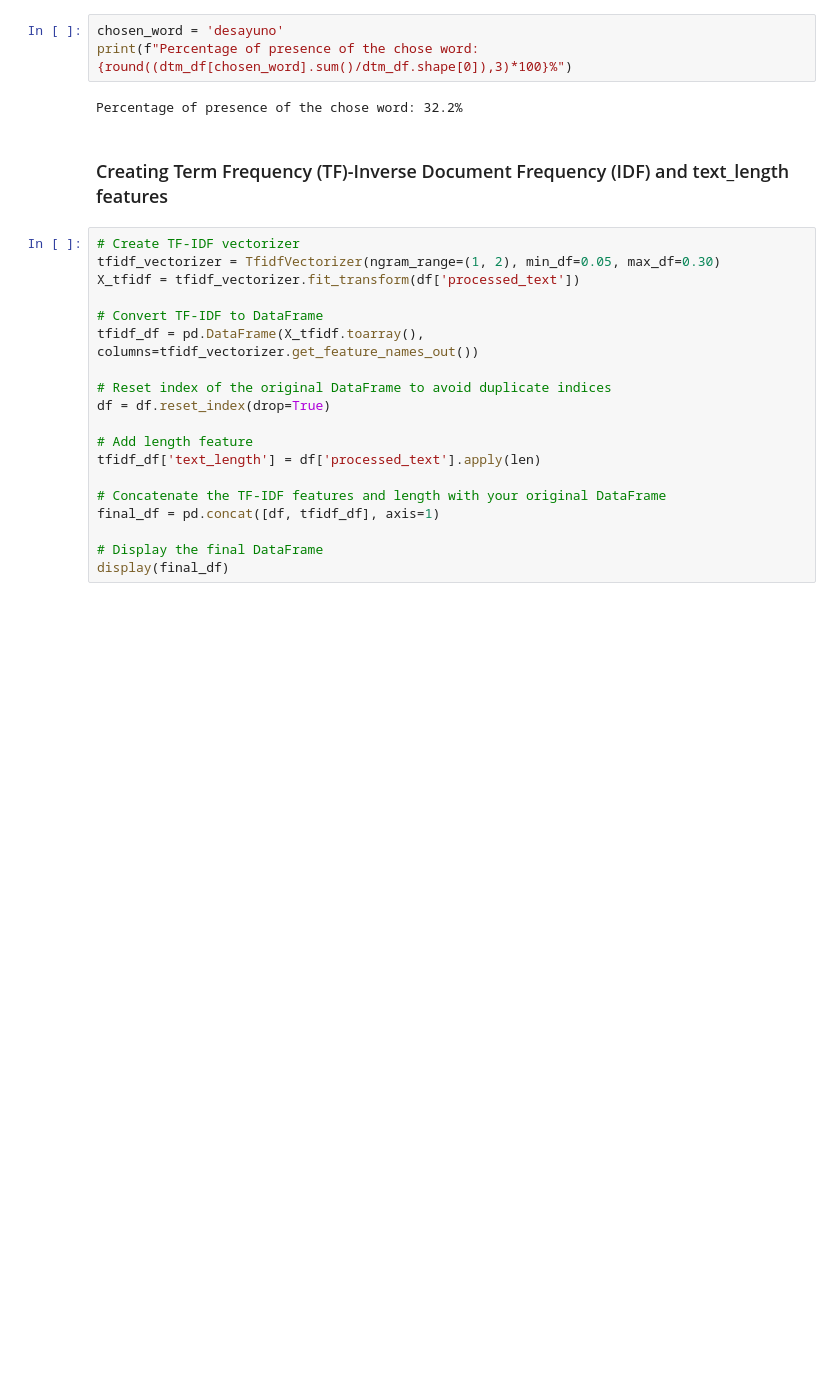
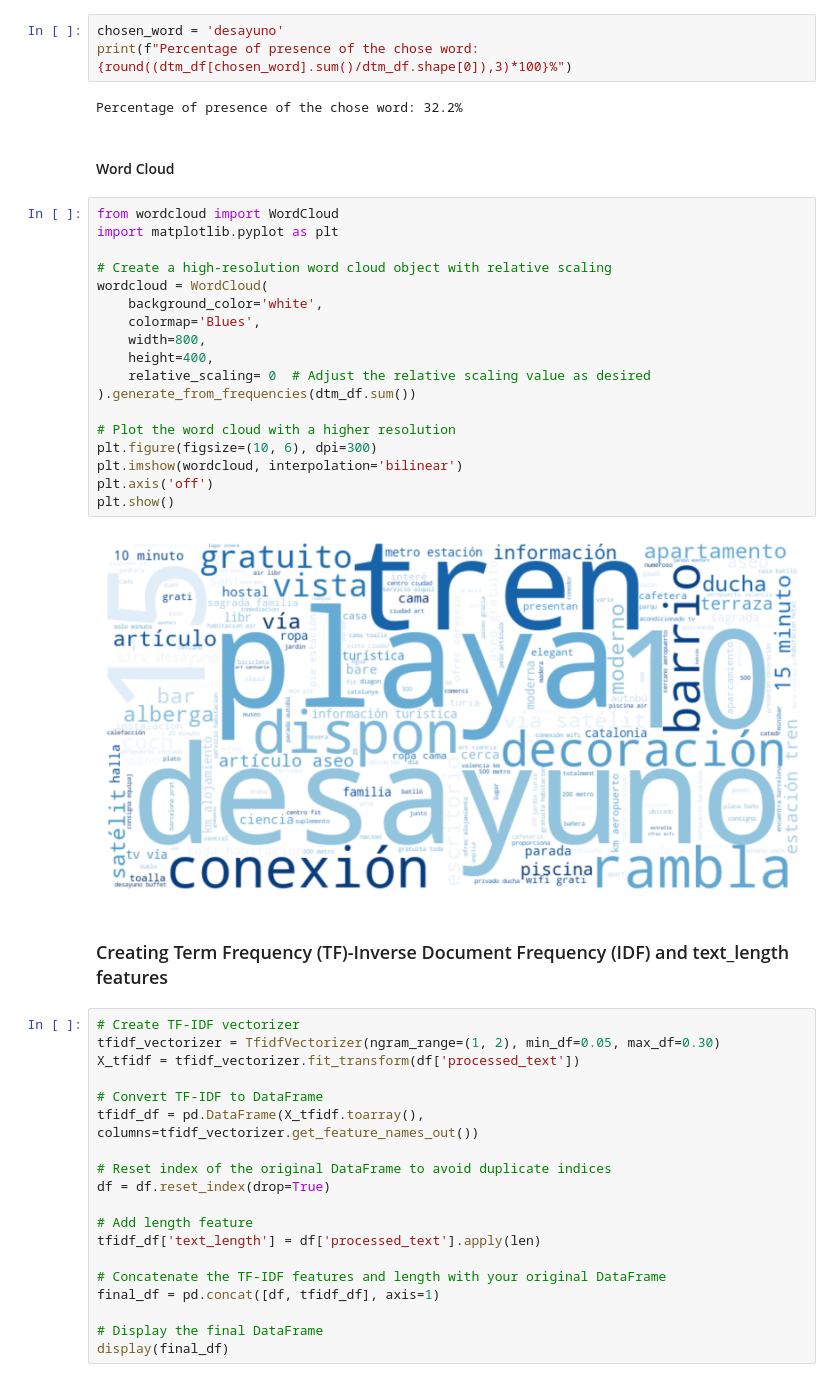
Before and after one commit to mtbrr26/Webscrapping_Booking.Com, a Jupyter notebook: regression_and_nlp_nb.ipynb, the cells around one changed output. Cells and saved outputs as stored; diff of their text form; blank space fills up the shorter version.

```diff
--- a/regression_and_nlp_nb.ipynb
+++ b/regression_and_nlp_nb.ipynb
@@ -318,6 +320,28 @@ chosen_word = 'desayuno'
 print(f"Percentage of presence of the chose word: {round((dtm_df[chosen_word].sum()/dtm_df.shape[0]),3)*100}%")
 # %% [output]
 Percentage of presence of the chose word: 32.2%
+# %% [markdown]
+#### Word Cloud
+# %%
+from wordcloud import WordCloud
+import matplotlib.pyplot as plt
+
+# Create a high-resolution word cloud object with relative scaling
+wordcloud = WordCloud(
+    background_color='white',
+    colormap='Blues',
+    width=800,
+    height=400,
+    relative_scaling= 0  # Adjust the relative scaling value as desired
+).generate_from_frequencies(dtm_df.sum())
+
+# Plot the word cloud with a higher resolution
+plt.figure(figsize=(10, 6), dpi=300)
+plt.imshow(wordcloud, interpolation='bilinear')
+plt.axis('off')
+plt.show()
+# %% [output]
+[figure, added]
 # %% [markdown]
 ### Creating Term Frequency (TF)-Inverse Document Frequency (IDF) and text_length features
 # %%
```
Also changed, not shown: parts of 8 cells of this notebook.
